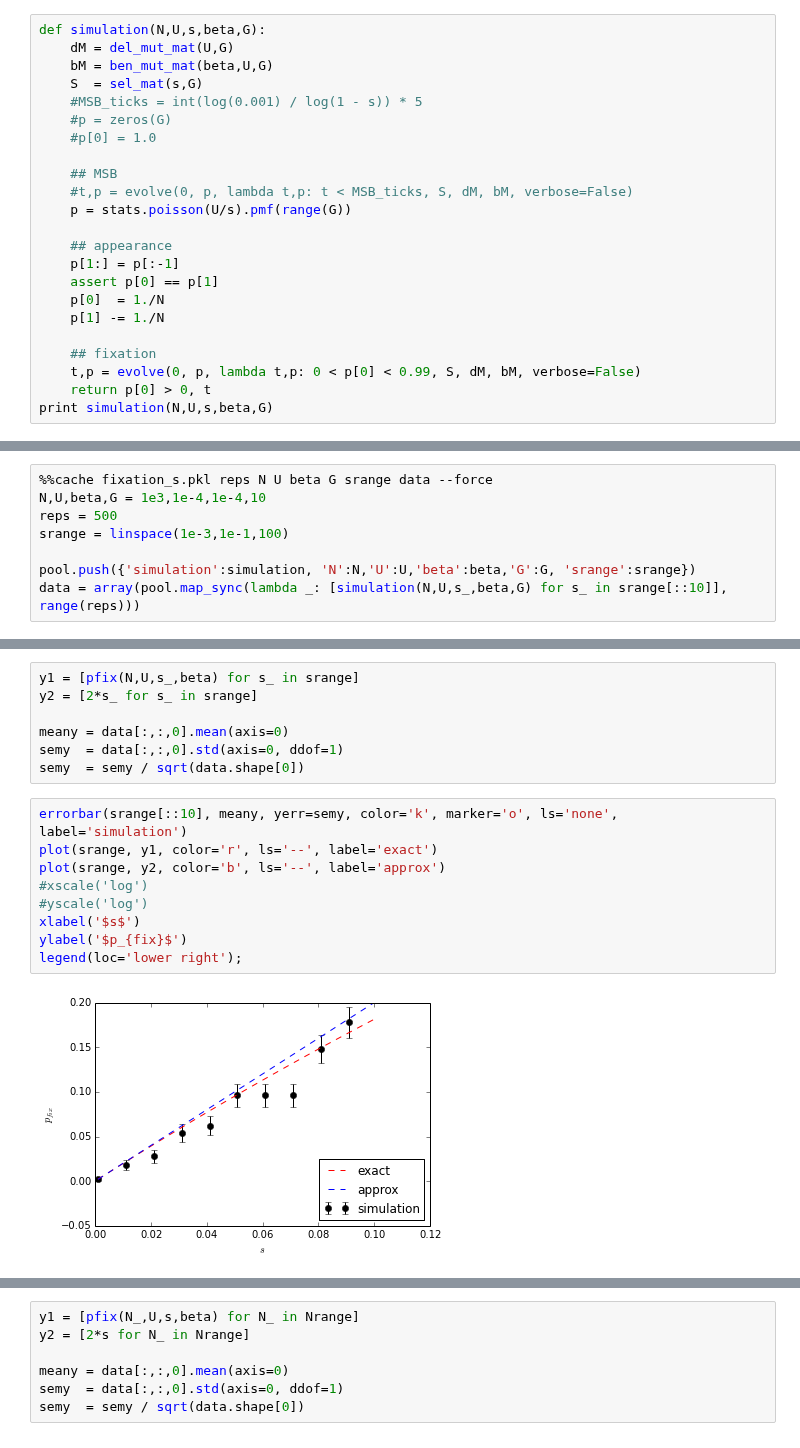
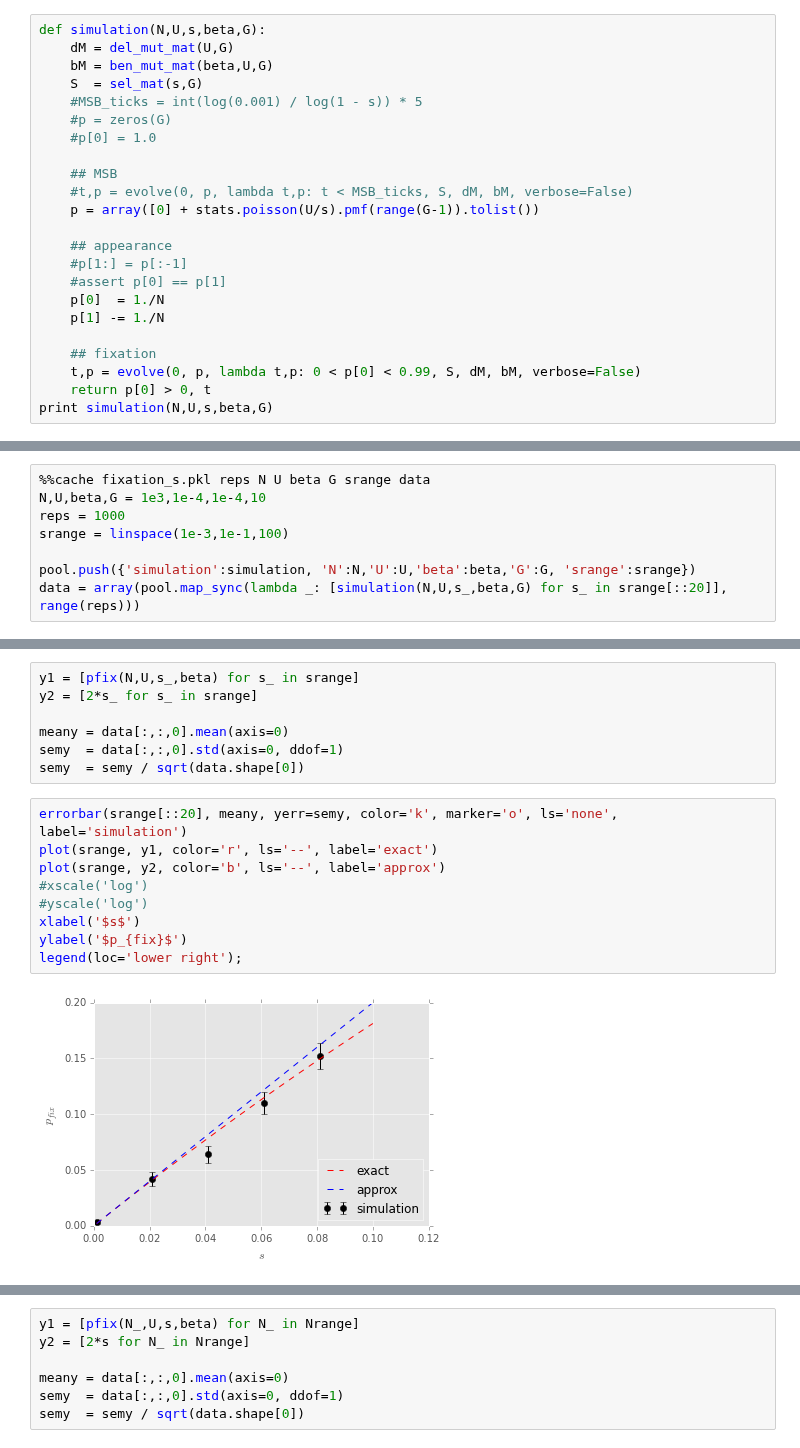
Before and after one commit to yoavram/mamba, a Jupyter notebook: simarba/adaptation model.ipynb, the cells around one changed output, grey strips where cells are left out. Drawn from its saved outputs; the diff is of its cells as text.

```diff
--- a/simarba/adaptation model.ipynb
+++ b/simarba/adaptation model.ipynb
@@ -338,11 +338,11 @@ def simulation(N,U,s,beta,G):
 
     ## MSB
     #t,p = evolve(0, p, lambda t,p: t < MSB_ticks, S, dM, bM, verbose=False)
-    p = stats.poisson(U/s).pmf(range(G))
+    p = array([0] + stats.poisson(U/s).pmf(range(G-1)).tolist())
 
     ## appearance
-    p[1:] = p[:-1]
-    assert p[0] == p[1]
+    #p[1:] = p[:-1]
+    #assert p[0] == p[1]
     p[0]  = 1./N
     p[1] -= 1./N
 
@@ -355,9 +355,9 @@ print simulation(N,U,s,beta,G)
 # %%
-%%cache fixation_s.pkl reps N U beta G srange data --force
+%%cache fixation_s.pkl reps N U beta G srange data
 N,U,beta,G = 1e3,1e-4,1e-4,10
-reps = 500
+reps = 1000
 srange = linspace(1e-3,1e-1,100)
 
 pool.push({'simulation':simulation, 'N':N,'U':U,'beta':beta,'G':G, 'srange':srange})
-data = array(pool.map_sync(lambda _: [simulation(N,U,s_,beta,G) for s_ in srange[::10]], range(reps)))
+data = array(pool.map_sync(lambda _: [simulation(N,U,s_,beta,G) for s_ in srange[::20]], range(reps)))
 # %% [output]
@@ -370,13 +370,13 @@ meany = data[:,:,0].mean(axis=0)
 semy  = data[:,:,0].std(axis=0, ddof=1)
 semy  = semy / sqrt(data.shape[0])
 # %%
-errorbar(srange[::10], meany, yerr=semy, color='k', marker='o', ls='none', label='simulation')
+errorbar(srange[::20], meany, yerr=semy, color='k', marker='o', ls='none', label='simulation')
 plot(srange, y1, color='r', ls='--', label='exact')
 plot(srange, y2, color='b', ls='--', label='approx')
 #xscale('log')
 #yscale('log')
 xlabel('$s$')
 ylabel('$p_{fix}$')
 legend(loc='lower right');
 # %% [output]
-[figure, old version]
+[figure, new version]
```
Also changed, not shown: parts of 20 cells of this notebook.
